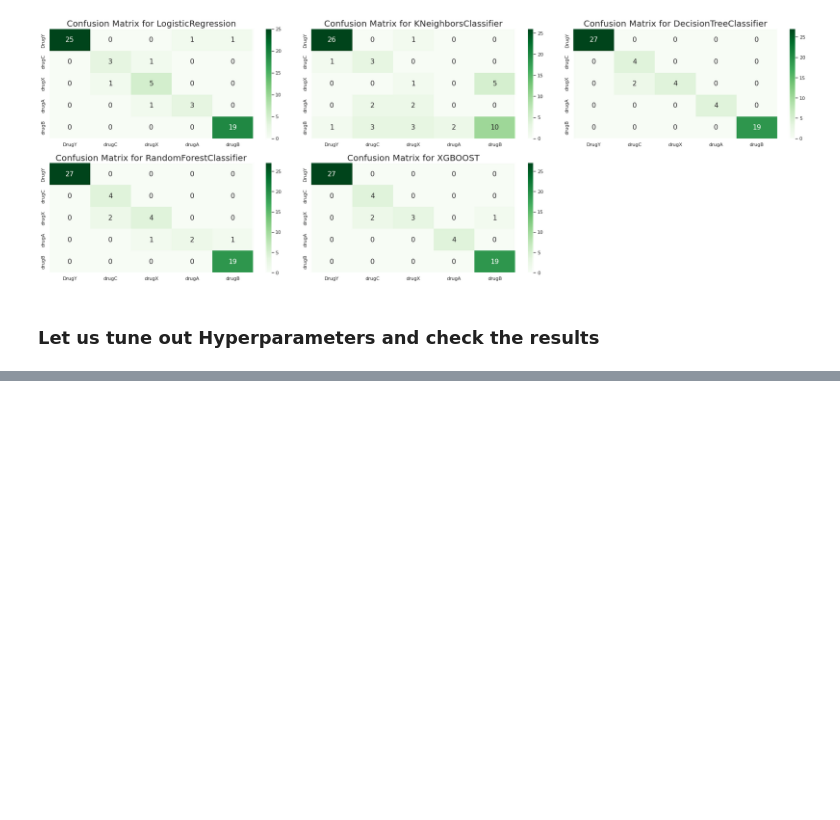
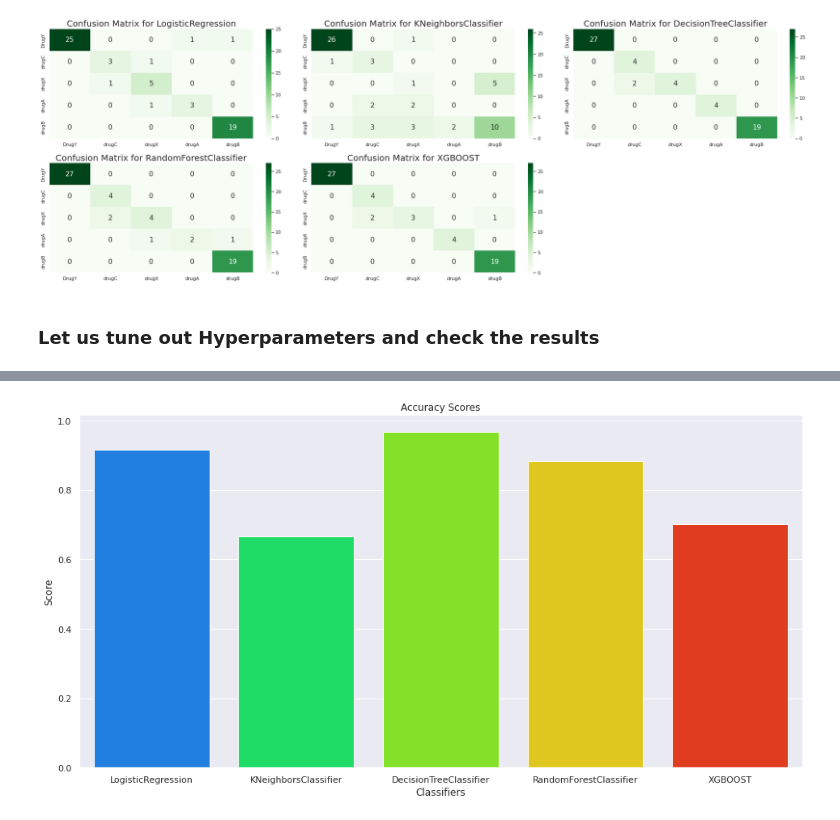
Before and after one commit to dsankush/Drug-Analysis, a Jupyter notebook: Drug_Analysis.ipynb, the cells around one changed output, grey strips where cells are left out. Saved outputs shown, nothing was run; the diff lists cells and outputs as text; code cells hidden in the pictures; blank space fills up the shorter version.

```diff
--- a/Drug_Analysis.ipynb
+++ b/Drug_Analysis.ipynb
@@ -1163,0 +1330,3 @@ drugB      0      0      0      0     19
+# %%
+# Training our model and getting the predictions done by our different models
+result_1 = hyperparameter_tuner(models)
@@ -1163,0 +1363,12 @@ drugB      0      0      0      0     19
+# %%
+plt.figure(figsize = (16,8))
+
+sns.barplot(data = result_1, x = result.index.tolist(),y = 'Accuracy')
+
+plt.title('Accuracy Scores')
+plt.xlabel('Classifiers')
+plt.ylabel('Score')
+
+plt.show()
+# %% [output]
+[figure, added]
```
Also changed, not shown: parts of 10 cells of this notebook.
